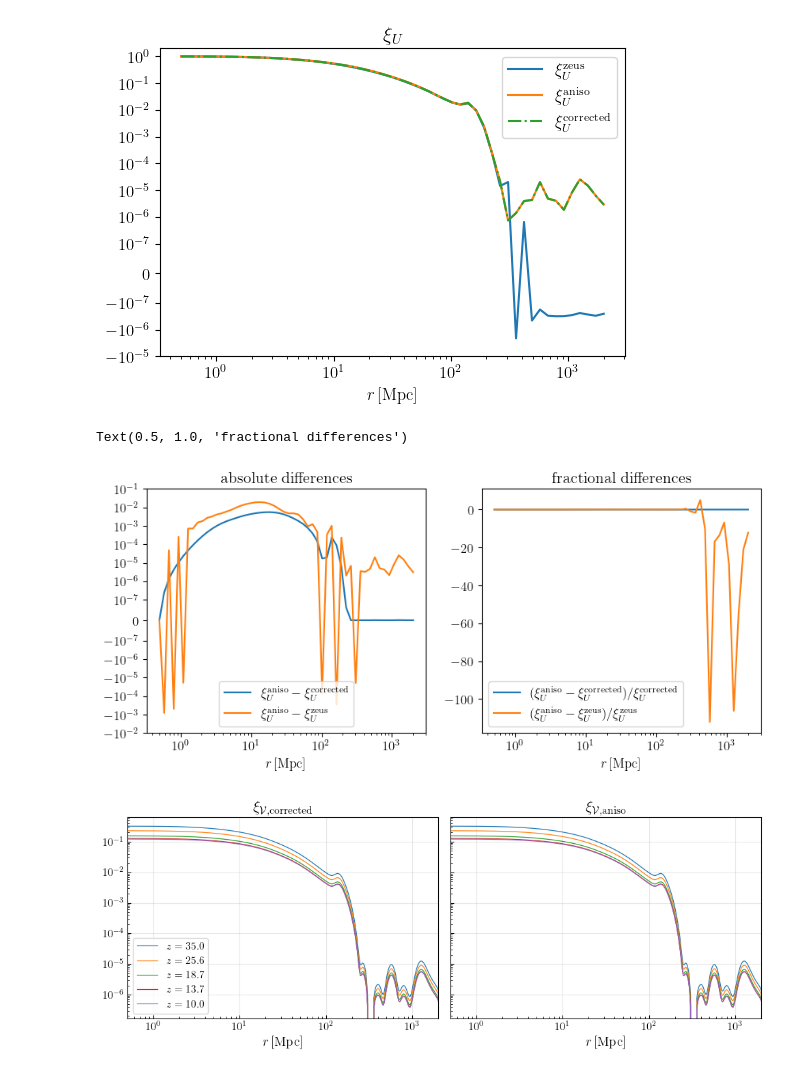
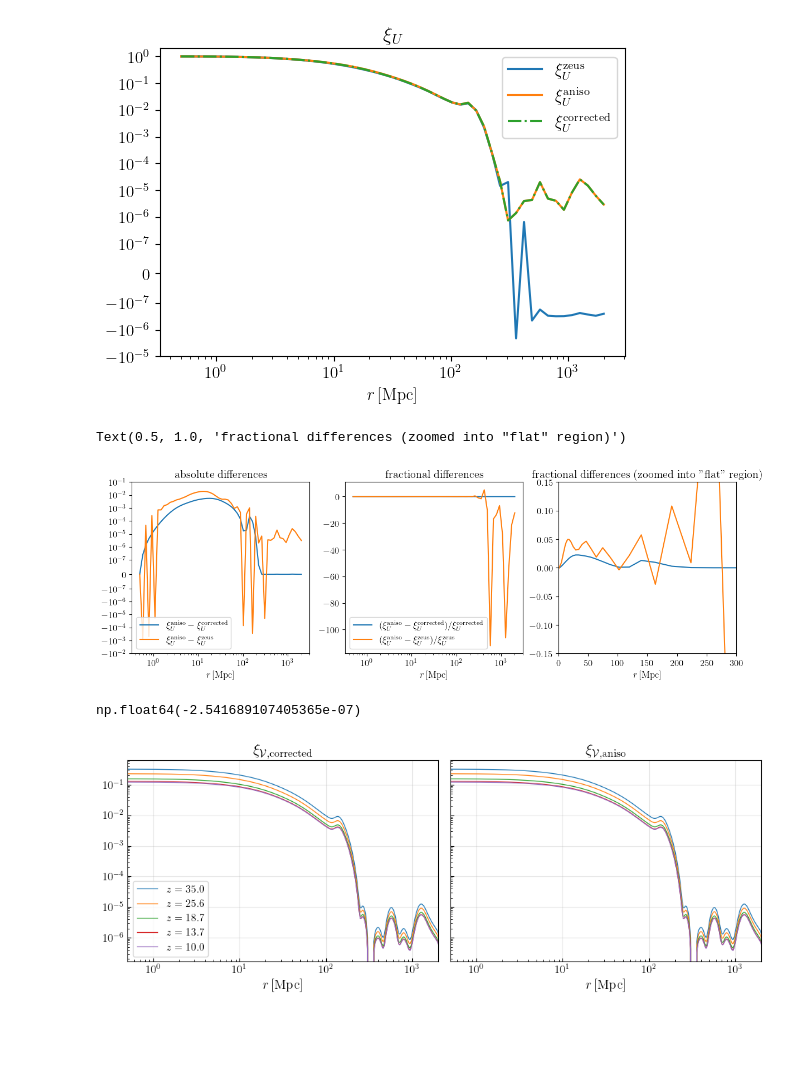
Before and after one commit to ryanyrzh/Zeus21, a Jupyter notebook: aniso_tests/xi_U_comparison.ipynb, the cells around one changed output. Drawn from its saved outputs; the diff is of its cells as text; code cells hidden in the pictures; blank space fills up the shorter version.

Commit message:
Add zoomed-in fractional diff at small r

```diff
--- a/aniso_tests/xi_U_comparison.ipynb
+++ b/aniso_tests/xi_U_comparison.ipynb
@@ -295,37 +295,53 @@ ax.set_title(r'$\xi_U$')
 Text(0.5, 1.0, '$\\xi_U$')
 [figure]
 # %%
-fig, axs = plt.subplots(1, 2, figsize=(10,4))
+fig, axs = plt.subplots(1, 3, figsize=(14,4))
 ax = axs[0]
 # ax.plot(rlist, xi_U_aniso - xi_U_corrected, label=r'$\xi_U^{\mathrm{aniso}} - \xi_U^{\mathrm{corrected}}$')
 ax.plot(rlist, xi_U_aniso_normalized - xi_U_corrected_normalized,
         label=r'$\xi_U^{\mathrm{aniso}} - \xi_U^{\mathrm{corrected}}$')
 ax.plot(rlist, xi_U_aniso_normalized - xi_U_zeus_normalized,
         label=r'$\xi_U^{\mathrm{aniso}} - \xi_U^{\mathrm{zeus}}$')
 
 # ax.plot(rlist, xi_U_corrected, label=r'$\xi_U^{\mathrm{corrected}}$')
 ax.legend()
 # ax.set_xlim(0, 500)
 ax.set_xscale('log')
 ax.set_xlabel(r'$r\,[\mathrm{Mpc}]$')
 ax.set_ylim(-1e-2, 1e-1)
 ax.set_yscale('symlog', linthresh=1e-7)
 ax.set_title('absolute differences')
 
 ax = axs[1]
 ax.plot(rlist, (xi_U_aniso_normalized - xi_U_corrected_normalized) / xi_U_corrected_normalized,
         label=r'$(\xi_U^{\mathrm{aniso}} - \xi_U^{\mathrm{corrected}}) / \xi_U^{\mathrm{corrected}}$')
 ax.plot(rlist, (xi_U_aniso_normalized - xi_U_zeus_normalized) / xi_U_zeus_normalized,
         label=r'$(\xi_U^{\mathrm{aniso}} - \xi_U^{\mathrm{zeus}}) / \xi_U^{\mathrm{zeus}}$')
 ax.legend()
 # ax.set_xlim(0, 500)
 ax.set_xscale('log')
 ax.set_xlabel(r'$r\,[\mathrm{Mpc}]$')
 # ax.set_ylim(1-0.01, 1+0.01)
 ax.set_title('fractional differences')
+
+ax = axs[2]
+ax.plot(rlist, (xi_U_aniso_normalized - xi_U_corrected_normalized) / xi_U_corrected_normalized,
+        label=r'$(\xi_U^{\mathrm{aniso}} - \xi_U^{\mathrm{corrected}}) / \xi_U^{\mathrm{corrected}}$')
+ax.plot(rlist, (xi_U_aniso_normalized - xi_U_zeus_normalized) / xi_U_zeus_normalized,
+        label=r'$(\xi_U^{\mathrm{aniso}} - \xi_U^{\mathrm{zeus}}) / \xi_U^{\mathrm{zeus}}$')
+# ax.legend()
+ax.set_xlim(0, 300)
+# ax.set_xscale('log')
+ax.set_xlabel(r'$r\,[\mathrm{Mpc}]$')
+ax.set_ylim(-0.15, 0.15)
+ax.set_title('fractional differences (zoomed into \"flat\" region)')
 # %% [output]
-Text(0.5, 1.0, 'fractional differences')
+Text(0.5, 1.0, 'fractional differences (zoomed into "flat" region)')
-[figure, old version]
+[figure, new version]
+# %%
+xi_U_zeus_normalized[-1]
+# %% [output]
+np.float64(-2.541689107405365e-07)
 # %%
 RSDMODE = 1
 
```
